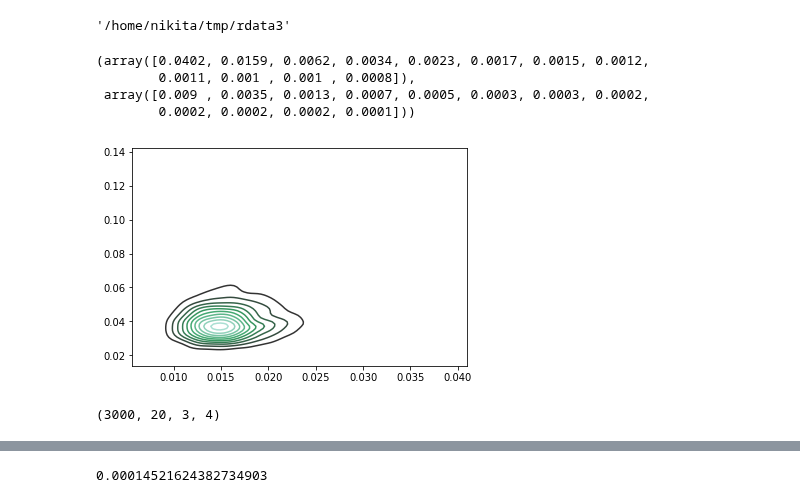
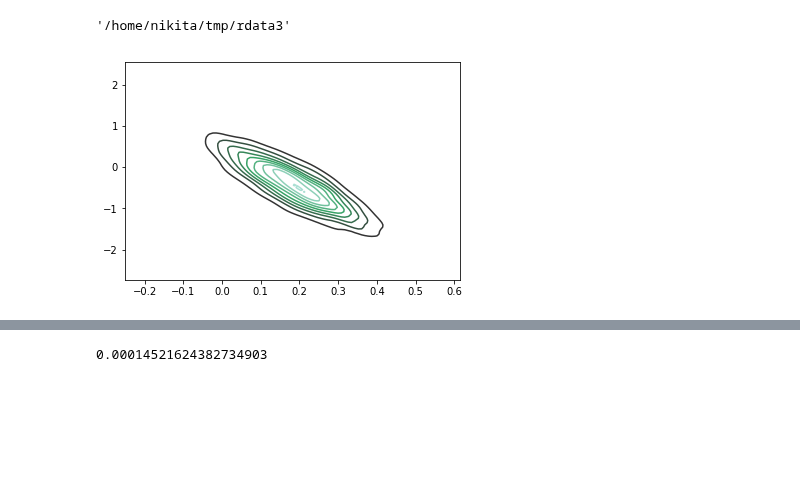
Before and after one commit to npetrenko/real_nvp, a Jupyter notebook: random_walk_no_cov_regr_aux-real_data-ar-var-stoch-cov.ipynb, the cells around one changed output, grey strips where cells are left out. Saved outputs shown, nothing was run; the diff lists cells and outputs as text; code cells hidden in the pictures; blank space fills up the shorter version.

```diff
--- a/random_walk_no_cov_regr_aux-real_data-ar-var-stoch-cov.ipynb
+++ b/random_walk_no_cov_regr_aux-real_data-ar-var-stoch-cov.ipynb
@@ -135,3 +123,9 @@ array([[23697.3229,  -147.4871,    55.4281],
 # %%
-# all_sum = tf.summary.merge_all()
-# writer = tf.summary.FileWriter('/tmp/tfdbg')
+!rm -R /tmp/tfdbg
+all_sum = tf.summary.merge_all()
+writer = tf.summary.FileWriter('/tmp/tfdbg')
+# %%
+for _ in range(4):
+    for _ in range(4000):
+        l, _ = sess.run([loss, opti], {phase:False})
+    print(l)
@@ -138,10 +139,19 @@ array([[23697.3229,  -147.4871,    55.4281],
 # %%
-%%time
 for _ in range(50000):
-    for _ in range(400):
+    for i in range(8000):
         l, _ = sess.run([loss, opt], {phase:True})
+        if i % 100 == 0:
+            s = all_sum.eval({phase:True})
+            writer.add_summary(s)
     print(l)
-    print(PWalk.inverse_sigma.eval()[:3,:3])
-    print('\n')
+#     print(PWalk.inverse_sigma.eval()[:3,:3])
+#     print('\n')
 #     writer.add_summary(all_sum.eval())
+#     samples = []
+#     for _ in range(1000):
+#         s = out.eval({phase:True})
+#         samples.append(s)
+#     samples = np.array(samples)
+#     sns.kdeplot(samples[:,0,2,0], samples[:,0,0,3])
+#     plt.show()
 # %% [output]
@@ -171,20 +181,13 @@ saver.save(sess,'/home/nikita/tmp/rdata3')
 # %% [output]
 '/home/nikita/tmp/rdata3'
 # %%
-ss = []
-for _ in range(3000):
-    a = np.linalg.inv(PWalk.inverse_sigma.eval())
-    ss.append(np.sqrt(np.diag(a)))
-ss = np.array(ss)
+# ss = []
+# for _ in range(3000):
+#     a = np.linalg.inv(PWalk.inverse_sigma.eval())
+#     ss.append(np.sqrt(np.diag(a)))
+# ss = np.array(ss)
 # %%
-np.mean(ss, axis=0), np.std(ss, axis=0)
+# np.mean(ss, axis=0), np.std(ss, axis=0)
-# %% [output]
-(array([0.0402, 0.0159, 0.0062, 0.0034, 0.0023, 0.0017, 0.0015, 0.0012,
-        0.0011, 0.001 , 0.001 , 0.0008]),
- array([0.009 , 0.0035, 0.0013, 0.0007, 0.0005, 0.0003, 0.0003, 0.0002,
-        0.0002, 0.0002, 0.0002, 0.0001]))
 # %%
-sns.kdeplot(ss[:,1], ss[:,0])
-plt.show()
+# sns.kdeplot(ss[:,1], ss[:,0])
+# plt.show()
-# %% [output]
-[figure, removed]
@@ -193,10 +194,11 @@ out = tf.reshape(outputs, [n, dim[0], dim[1]])
 # %%
 samples = []
 for _ in range(3000):
-    s = out.eval()
+    s = out.eval({phase:True})
     samples.append(s)
 samples = np.array(samples)
+
+sns.kdeplot(samples[:,-1,2,0], samples[:,-1,0,3])
+plt.show()
+# %% [output]
+[figure, added]
-# %%
-samples.shape
-# %% [output]
-(3000, 20, 3, 4)
```
Also changed, not shown: parts of 27 cells of this notebook, 4 other files.
